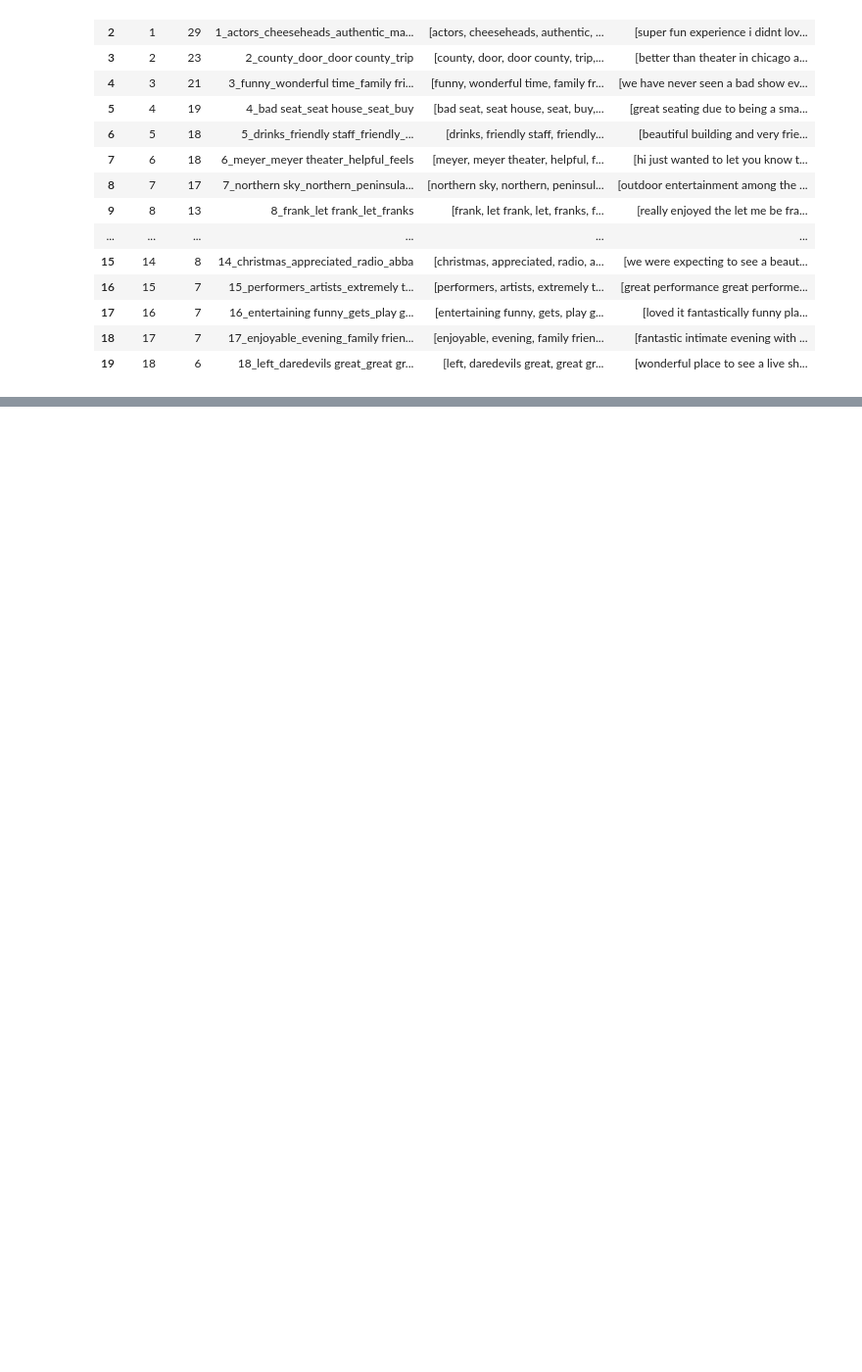
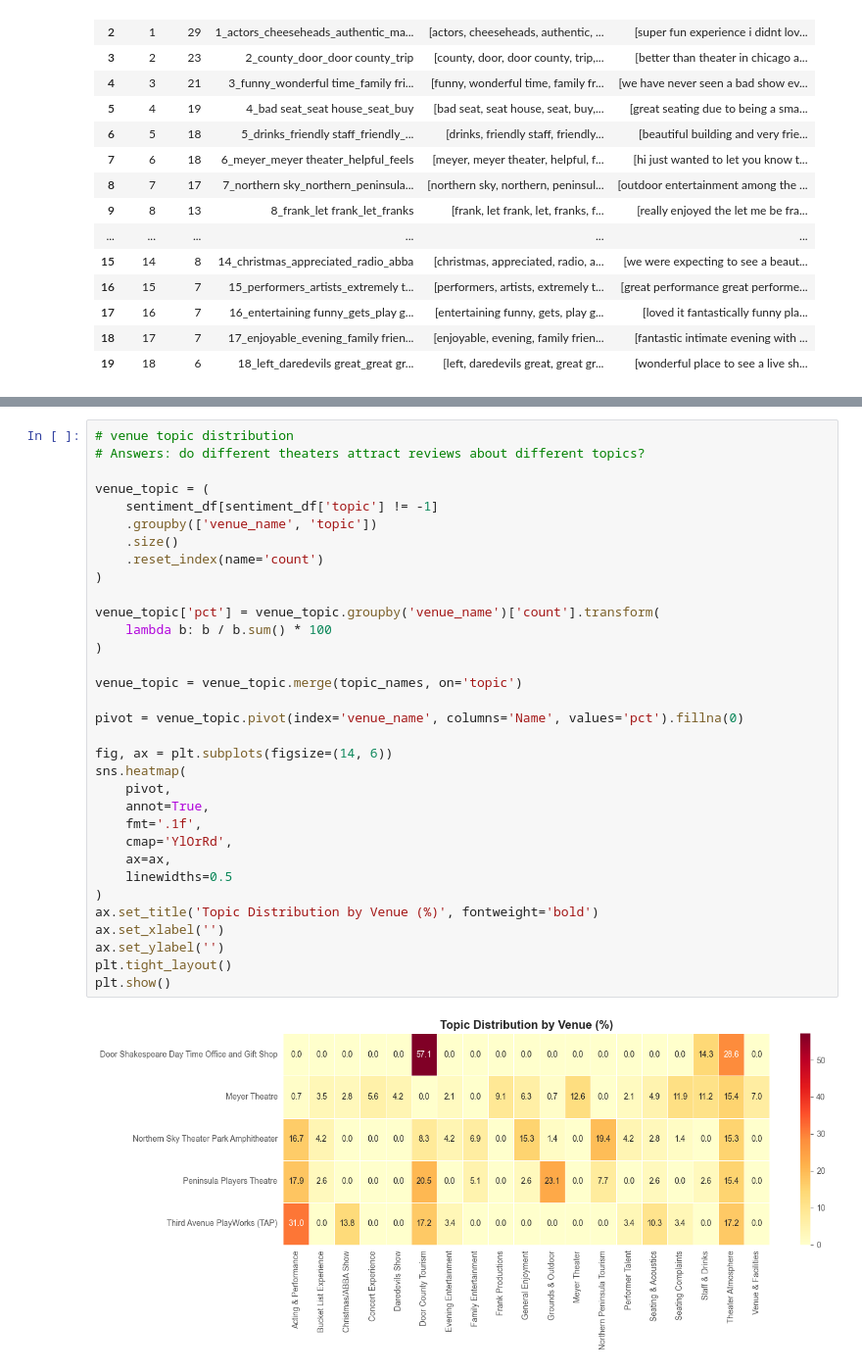
Before and after one commit to ezralinnan/RuralTheatreReviewsNLP, a Jupyter notebook: review_nlp.ipynb, the cells around one changed output, grey strips where cells are left out. Shown at 98% size. Cells and saved outputs as stored; diff of their text form; blank space fills up the shorter version.

```diff
--- a/review_nlp.ipynb
+++ b/review_nlp.ipynb
@@ -654,0 +788,35 @@ topic_sentiment
+# %%
+# venue topic distribution
+# Answers: do different theaters attract reviews about different topics?
+
+venue_topic = (
+    sentiment_df[sentiment_df['topic'] != -1]
+    .groupby(['venue_name', 'topic'])
+    .size()
+    .reset_index(name='count')
+)
+
+venue_topic['pct'] = venue_topic.groupby('venue_name')['count'].transform(
+    lambda b: b / b.sum() * 100
+)
+
+venue_topic = venue_topic.merge(topic_names, on='topic')
+
+pivot = venue_topic.pivot(index='venue_name', columns='Name', values='pct').fillna(0)
+
+fig, ax = plt.subplots(figsize=(14, 6))
+sns.heatmap(
+    pivot,
+    annot=True,
+    fmt='.1f',
+    cmap='YlOrRd',
+    ax=ax,
+    linewidths=0.5
+)
+ax.set_title('Topic Distribution by Venue (%)', fontweight='bold')
+ax.set_xlabel('')
+ax.set_ylabel('')
+plt.tight_layout()
+plt.show()
+# %% [output]
+[figure, added]
```
Also changed, not shown: parts of 8 cells of this notebook.
